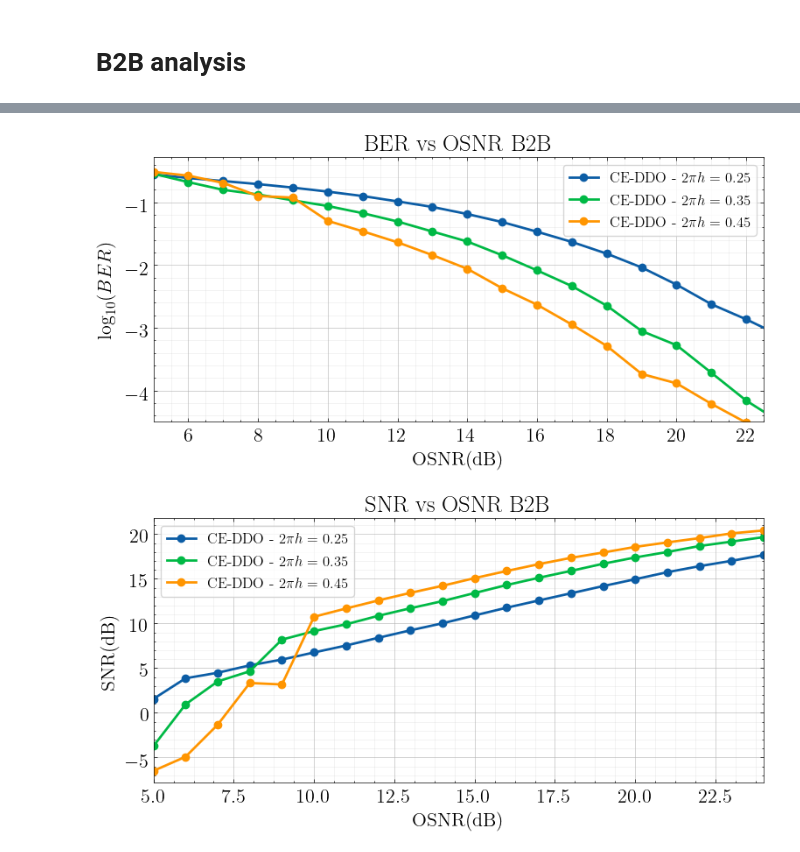
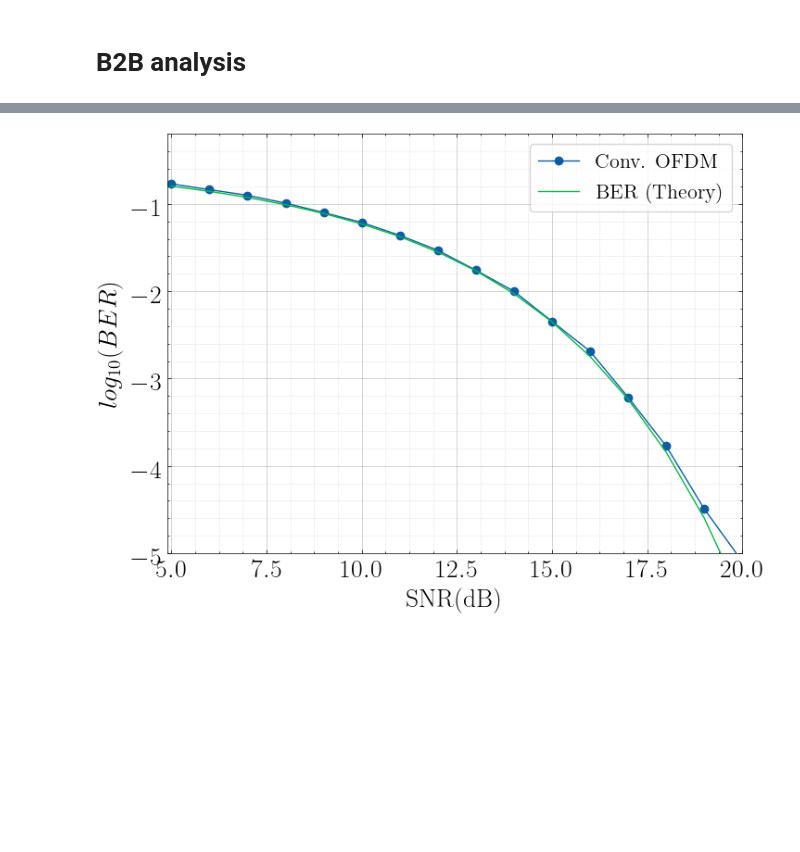
Before and after one commit to daniel7fontes/TCC_OFDM_ComOpt, a Jupyter notebook: B2B_analysis.ipynb, the cells around one changed output, grey strips where cells are left out. Saved outputs shown, nothing was run; the diff lists cells and outputs as text; code cells hidden in the pictures; blank space fills up the shorter version.

```diff
--- a/B2B_analysis.ipynb
+++ b/B2B_analysis.ipynb
@@ -29,8 +26,0 @@ plt.rcParams['figure.dpi'] = 100
-# %%
-def calcSymbolRate(M, Rb, Nfft, K, G, hermitSym = True):
-    if not hermitSym:
-        nDataSymbols = (Nfft-K)
-    else:
-        nDataSymbols = (Nfft//2 - 1 - K)
-
-    return Rb / (nDataSymbols/(Nfft + G) * np.log2(M))
@@ -69,17 +61,6 @@ pulse = pnorm(pulse)
 
 sigOFDM_Tx = firFilter(pulse, upsample(symbTx_OFDM, SpS))
 sigOFDM_Tx = pnorm(sigOFDM_Tx)
-# %%
-Int = int(N/K)
-carriers = np.arange(0, N)
-pilot_carriers = np.append(carriers[0::Int], carriers[-1])
-
-aux = 0
-for i in range(int(len(symbTx)/N)):
-    symbTx[aux:aux+N][pilot_carriers] = np.nan
-    aux += N
-
-symbTx = symbTx[~np.isnan(symbTx)]
 # %%
 paramDec = parameters()
 paramDec.SpS_in = SpS
@@ -389,12 +67,0 @@ paramRx.K  = paramTx.K
-# %%
-# Sinal DDO-OFDM
-paramTx.Scheme = "DDO-OFDM"
-
-sigTxoDD, sigTxDD, sigTx_DD, symbTx, t, pulse, pilot = Tx(paramTx)
-sigTxoDD = np.sqrt(10**(paramTx.Pi_dBm/10)*1e-3) * sigTxoDD/np.sqrt(signal_power(sigTxoDD))
-
-# Sinal CE-DDO-OFDM
-paramTx.Scheme = "CE-DDO-OFDM"
-
-sigTxoCE, sigTxCE, sigTx_CE, symbTx, t, pulse, pilot = Tx(paramTx)
-sigTxoCE = np.sqrt(10**(paramTx.Pi_dBm/10)*1e-3) * sigTxoCE/np.sqrt(signal_power(sigTxoCE))
@@ -548,30 +67,0 @@ plt.grid(which='major', alpha=0.8)
-# %%
-plt.figure(figsize = (9, 4))
-
-for i in range(len(h)):
-    plt.plot(OSNR, np.log10(BER_CEDD_B2B[i,:]), '-o', ms = 6, lw = 2, label = f'CE-DDO - $2\pi h = $ {round(2*pi*h[i], 2)}')
-
-plt.title("BER vs OSNR B2B")
-plt.xlabel(r"OSNR(dB)")
-plt.ylabel(r"$\log_{10}(BER)$")
-plt.ylim(-4.5)
-plt.legend(fontsize = 12, frameon = True)
-plt.xlim(min(OSNR), 22.5)
-plt.grid(which='minor', alpha=0.2)
-plt.grid(which='major', alpha=0.8)
-
-plt.figure(figsize = (9, 4))
-
-for i in range(len(h)):
-    plt.plot(OSNR, SNR_CEDD_B2B[i,:], '-o', ms = 6, lw = 2, label = f'CE-DDO - $2\pi h = $ {round(2*pi*h[i], 2)}')
-
-plt.title("SNR vs OSNR B2B")
-plt.xlabel(r"OSNR(dB)")
-plt.ylabel(r"SNR(dB)")
-plt.legend(fontsize = 12, frameon = True)
-plt.xlim(min(OSNR), max(OSNR))
-plt.grid(which='minor', alpha=0.2)
-plt.grid(which='major', alpha=0.8)
-# %% [output]
-[figure, removed]
-[figure, removed]
@@ -577,0 +89,15 @@ plt.grid(which='major', alpha=0.8)
+# %%
+plt.figure(figsize = (8, 6))
+
+plt.plot(SNR, np.log10(BER),'-o', ms= 6, label = f'Conv. OFDM')
+plt.plot(SNR, np.log10(BERth),'-', label = 'BER (Theory)')
+
+plt.ylim(-5)
+plt.xlim(4.9, 20)
+plt.xlabel('SNR(dB)', fontsize = 20)
+plt.ylabel('$log_{10}(BER)$', fontsize = 20)
+plt.legend(fontsize = 16,frameon = True)
+plt.grid(which='minor', alpha=0.2)
+plt.grid(which='major', alpha=0.8)
+# %% [output]
+[figure, added]
```
Also changed, not shown: parts of 50 cells of this notebook, 8 other files.
